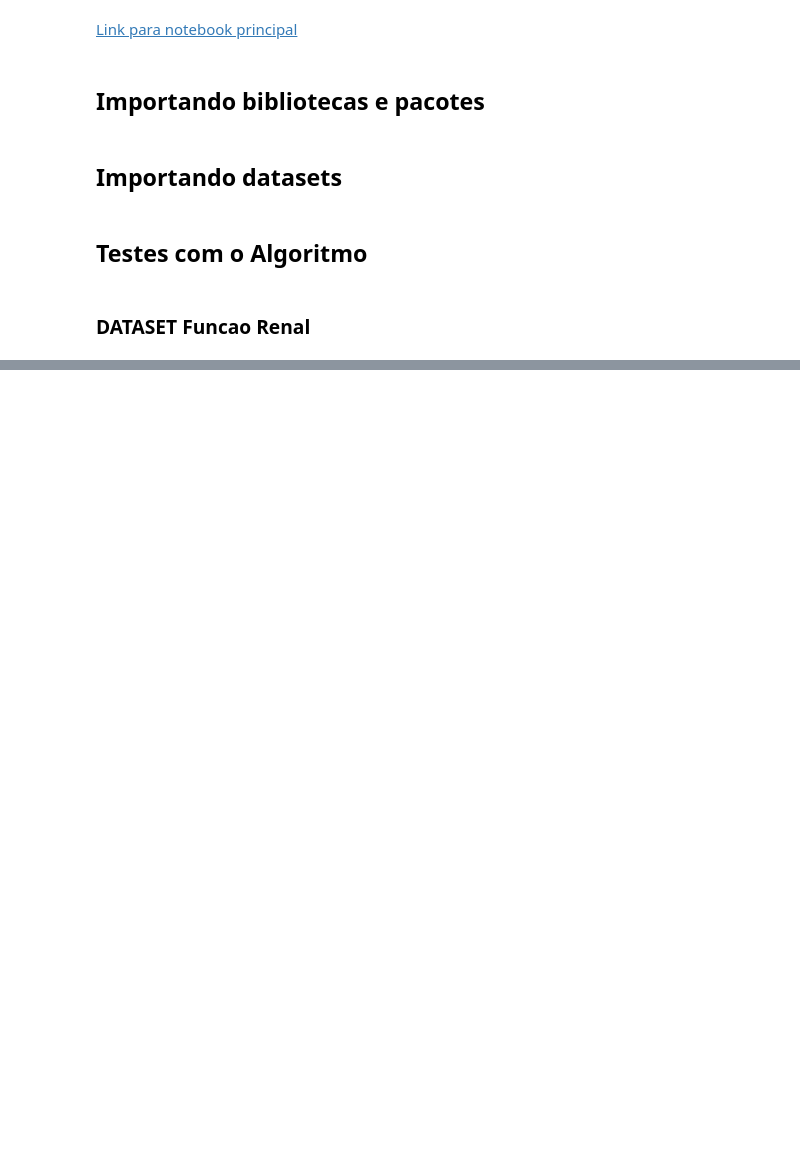
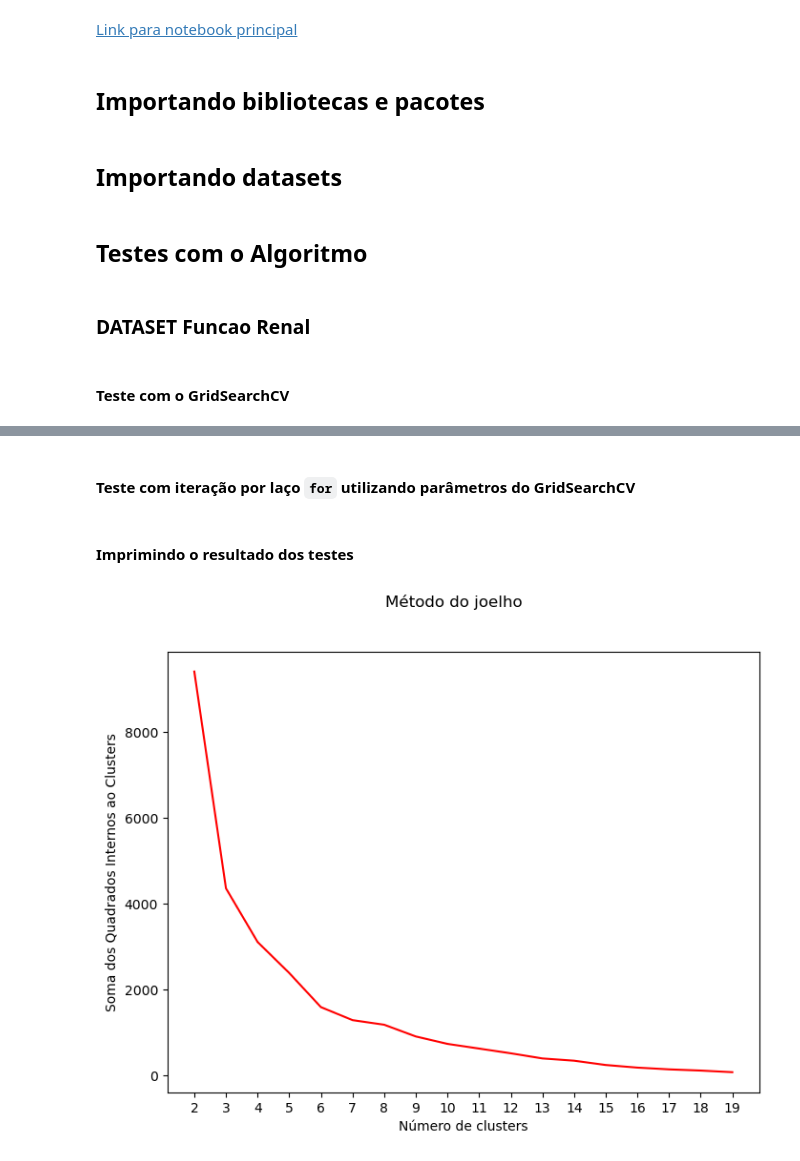
Before and after one commit to igorssant/TCC-Comparacao-de-Modelos-de-ML-nao-Supervisionados, a Jupyter notebook: src/kmeans.ipynb, the cells around one changed output, grey strips where cells are left out. Cells and saved outputs as stored; diff of their text form; code cells hidden in the pictures; blank space fills up the shorter version.

Commit message:
feat: kmeans finalizado para o dataset funcao_renal

```diff
--- a/src/kmeans.ipynb
+++ b/src/kmeans.ipynb
@@ -40,6 +41,8 @@ parametros_grid_search = {
     "max_iter": [j for j in range(100, 600, 100)],
     "algorithm": ["lloyd", "elkan"]
 }
+# %% [markdown]
+#### Teste com o GridSearchCV
 # %%
 grid_search = GridSearchCV(estimator = KMeans(),
                            param_grid = parametros_grid_search,
@@ -67,3 +70,32 @@ KMeans(algorithm='elkan', n_clusters=13, n_init=4)
         -290.38528274,  -248.62323596,  -221.52865328]), 'mean_test_score': array([-1904.63996367, -1909.13950779, -1909.13950779, ...,
         -176.81137768,  -145.8134327 ,  -148.29013281]), 'std_test_score': array([481.70313146, 479.8626398 , 479.8626398 , ...,  69.66764787,
         59.56440296,  40.89054433]), 'rank_test_score': array([1327, 1387, 1398, ...,  283,  180,  182], dtype=int32)}
+# %% [markdown]
+#### Teste com iteração por laço `for` utilizando parâmetros do GridSearchCV
+# %%
+soma_dos_quadrados_funcao_renal = []
+
+for i in range(2, 20):
+    kmeans = Kmeans(nro_clusters = i,
+                    metodo_inicializacao = "k-means++",
+                    nro_tentativas_centroides = 4,
+                    nro_max_iteracao = 500,
+                    tolerancia = 0.0004,
+                    semente = 42,
+                    algoritmo = "elkan")
+    kmeans.fit(df_funcao_renal.values)
+    soma_dos_quadrados_funcao_renal.append(kmeans.getDistanciaAoQuadrado())
+# %% [markdown]
+#### Imprimindo o resultado dos testes
+# %%
+plt.figure(figsize = (8, 6))
+
+plt.suptitle("Método do joelho")
+plt.xlabel("Número de clusters")
+plt.ylabel("Soma dos Quadrados Internos ao Clusters")
+
+plt.plot(range(2, 20), soma_dos_quadrados_funcao_renal, color = "red")
+plt.xticks(np.arange(2, 20, step = 1))
+plt.show()
+# %% [output]
+[figure, added]
```
Also changed, not shown: parts of 19 cells of this notebook, 3 other files.
